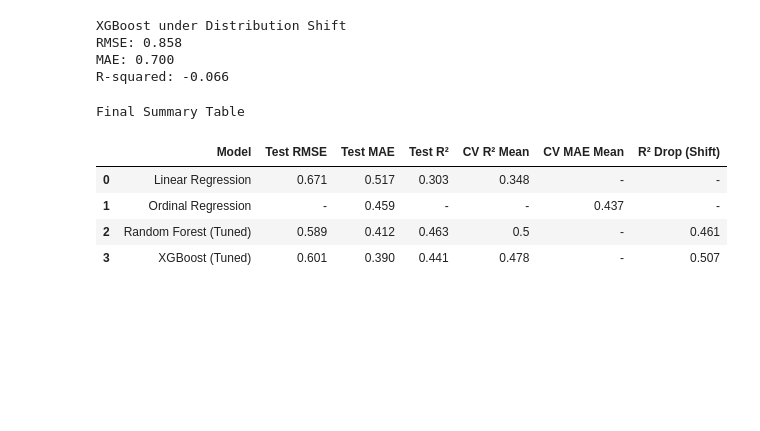
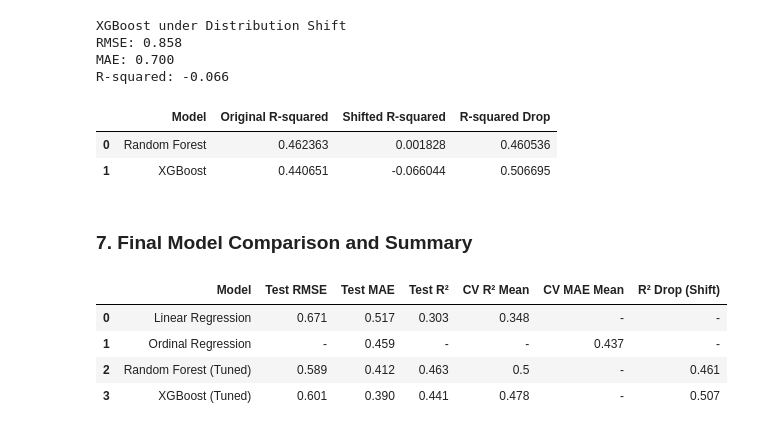
Before and after one commit to benmckenz000/wine-quality-modeling, a Jupyter notebook: WineQuality2.ipynb, the cells around one changed output. Drawn from its saved outputs; the diff is of its cells as text; code cells hidden in the pictures; blank space fills up the shorter version.

```diff
--- a/WineQuality2.ipynb
+++ b/WineQuality2.ipynb
@@ -498,21 +437,27 @@ RMSE: 0.858
 MAE: 0.700
 R-squared: -0.066
 # %%
-# Degradation comparison
 rf_original_r2 = r2_score(y_test, rf_preds)
-xgb_original_r2 = r2_score(y_test, xgb_predictions)
+xgb_original_r2 = r2_score(y_test, xgb_tuned_preds)
 
 rf_degradation = rf_original_r2 - rf_shift_r2
 xgb_degradation = xgb_original_r2 - xgb_shift_r2
 
 comparison_df = pd.DataFrame({
     "Model": ["Random Forest", "XGBoost"],
     "Original R-squared": [rf_original_r2, xgb_original_r2],
     "Shifted R-squared": [rf_shift_r2, xgb_shift_r2],
     "R-squared Drop": [rf_degradation, xgb_degradation],
 })
+comparison_df
+# %% [output]
+|  | Model | Original R-squared | Shifted R-squared | R-squared Drop |
+| 0 | Random Forest | 0.462363 | 0.001828 | 0.460536 |
+| 1 | XGBoost | 0.440651 | -0.066044 | 0.506695 |
+# %% [markdown]
+### 7. Final Model Comparison and Summary
 # %%
-# Final Summary Table
+
 summary_df = pd.DataFrame({
     "Model": ["Linear Regression", "Ordinal Regression", "Random Forest (Tuned)", "XGBoost (Tuned)"],
 
@@ -563,10 +508,9 @@ summary_df = pd.DataFrame({
         np.round(r2_score(y_test, xgb_tuned_preds) - xgb_shift_r2, 3)
     ]
 })
-print("Final Summary Table")
+
 summary_df
 # %% [output]
-Final Summary Table
 |  | Model | Test RMSE | Test MAE | Test R² | CV R² Mean | CV MAE Mean | R² Drop (Shift) |
 | 0 | Linear Regression | 0.671 | 0.517 | 0.303 | 0.348 | - | - |
 | 1 | Ordinal Regression | - | 0.459 | - | - | 0.437 | - |
```
Also changed, not shown: parts of 31 cells of this notebook.
